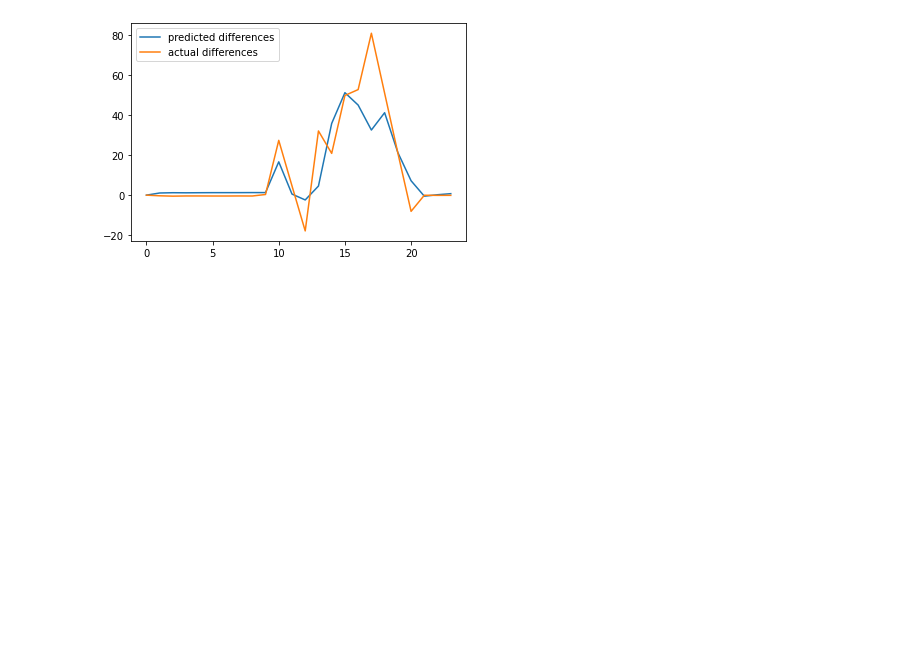
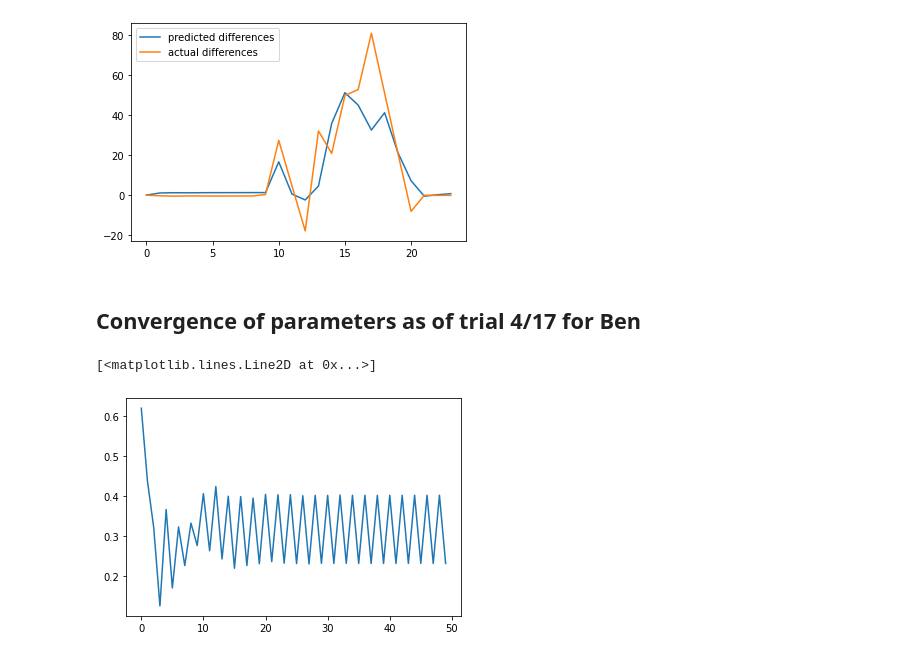
Before and after one commit to JPalakapilly/baselines, a Jupyter notebook: Price Signal Analysis.ipynb, the cells around one changed output. Cells and saved outputs as stored; diff of their text form; code cells hidden in the pictures; blank space fills up the shorter version.

```diff
--- a/Price Signal Analysis.ipynb
+++ b/Price Signal Analysis.ipynb
@@ -206,3 +206,21 @@ plt.legend((line1, line2), ("predicted differences", "actual differences"))
 # %% [output]
 <matplotlib.legend.Legend at 0x...>
 [figure]
+# %% [markdown]
+## Convergence of parameters as of trial 4/17 for Ben
+# %%
+bs10 = np.array([0.61975818, 0.43678406, 0.32181531, 0.12583995, 0.36681727,
+       0.1708142 , 0.32315559, 0.2266075 , 0.33262844, 0.2768426 ,
+       0.40650873, 0.26355642, 0.42419193, 0.24314375, 0.39988643,
+       0.21992422, 0.39897892, 0.2267951 , 0.39528338, 0.23115751,
+       0.40466781, 0.23645561, 0.40358446, 0.23257859, 0.40383734,
+       0.23154641, 0.40121614, 0.23057947, 0.40214528, 0.23206877,
+       0.40214895, 0.23213408, 0.40283192, 0.23223414, 0.40239022,
+       0.2317586 , 0.40242361, 0.23184349, 0.40225924, 0.23184383,
+       0.40242708, 0.23197658, 0.40239494, 0.23191942, 0.40243342,
+       0.23191853, 0.40237759, 0.23188533, 0.40239641, 0.23191046])
+
+plt.plot(bs10)
+# %% [output]
+[<matplotlib.lines.Line2D at 0x...>]
+[figure, added]
```
Also changed, not shown: parts of 5 cells of this notebook.
